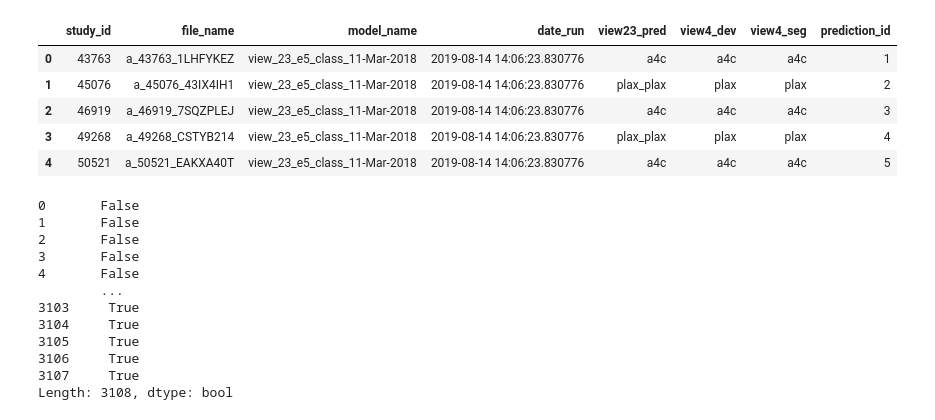
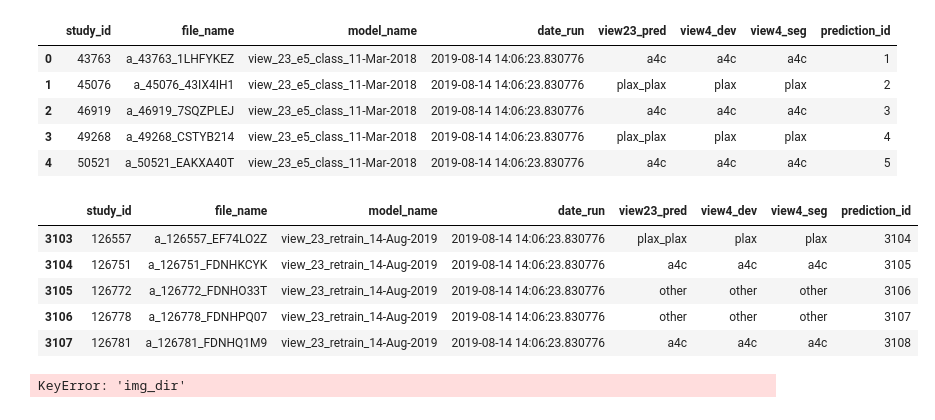
Before and after one commit to dssg/usal_echo_public, a Jupyter notebook: notebooks/PIPELINE_download_decompress_classify-views.ipynb, the cells around one changed output. Saved outputs shown, nothing was run; the diff lists cells and outputs as text; code cells hidden in the pictures.

```diff
--- a/notebooks/PIPELINE_download_decompress_classify-views.ipynb
+++ b/notebooks/PIPELINE_download_decompress_classify-views.ipynb
@@ -122,18 +113,17 @@ df.head()
 | 2 | 46919 | a_46919_7SQZPLEJ | view_23_e5_class_11-Mar-2018 | 2019-08-14 14:06:23.830776 | a4c | a4c | a4c | 3 |
 | 3 | 49268 | a_49268_CSTYB214 | view_23_e5_class_11-Mar-2018 | 2019-08-14 14:06:23.830776 | plax_plax | plax | plax | 4 |
 | 4 | 50521 | a_50521_EAKXA40T | view_23_e5_class_11-Mar-2018 | 2019-08-14 14:06:23.830776 | a4c | a4c | a4c | 5 |
-# %%
-df.duplicated(subset='file_name')
-# %% [output]
-0       False
-1       False
-2       False
-3       False
-4       False
-        ...
-3103     True
-3104     True
-3105     True
-3106     True
-3107     True
-Length: 3108, dtype: bool
+# %%
+new_mod_name = 'view_23_retrain_14-Aug-2019'
+
+mask = df.duplicated(subset='file_name')
+
+df.loc[mask, 'model_name'] = new_mod_name
+df.tail()
+# %% [output]
+|  | study_id | file_name | model_name | date_run | view23_pred | view4_dev | view4_seg | prediction_id |
+| 3103 | 126557 | a_126557_EF74LO2Z | view_23_retrain_14-Aug-2019 | 2019-08-14 14:06:23.830776 | plax_plax | plax | plax | 3104 |
+| 3104 | 126751 | a_126751_FDNHKCYK | view_23_retrain_14-Aug-2019 | 2019-08-14 14:06:23.830776 | a4c | a4c | a4c | 3105 |
+| 3105 | 126772 | a_126772_FDNHO33T | view_23_retrain_14-Aug-2019 | 2019-08-14 14:06:23.830776 | other | other | other | 3106 |
+| 3106 | 126778 | a_126778_FDNHPQ07 | view_23_retrain_14-Aug-2019 | 2019-08-14 14:06:23.830776 | other | other | other | 3107 |
+| 3107 | 126781 | a_126781_FDNHQ1M9 | view_23_retrain_14-Aug-2019 | 2019-08-14 14:06:23.830776 | a4c | a4c | a4c | 3108 |
@@ -139,0 +134,4 @@ Length: 3108, dtype: bool
+# %%
+evaluate_views(img_dir, model_name=new_mod_name, date_run='20190814')#, view_mapping='')
+# %% [output]
+KeyError: 'img_dir'
```
Also changed, not shown: parts of 4 cells of this notebook, 1 other file.
